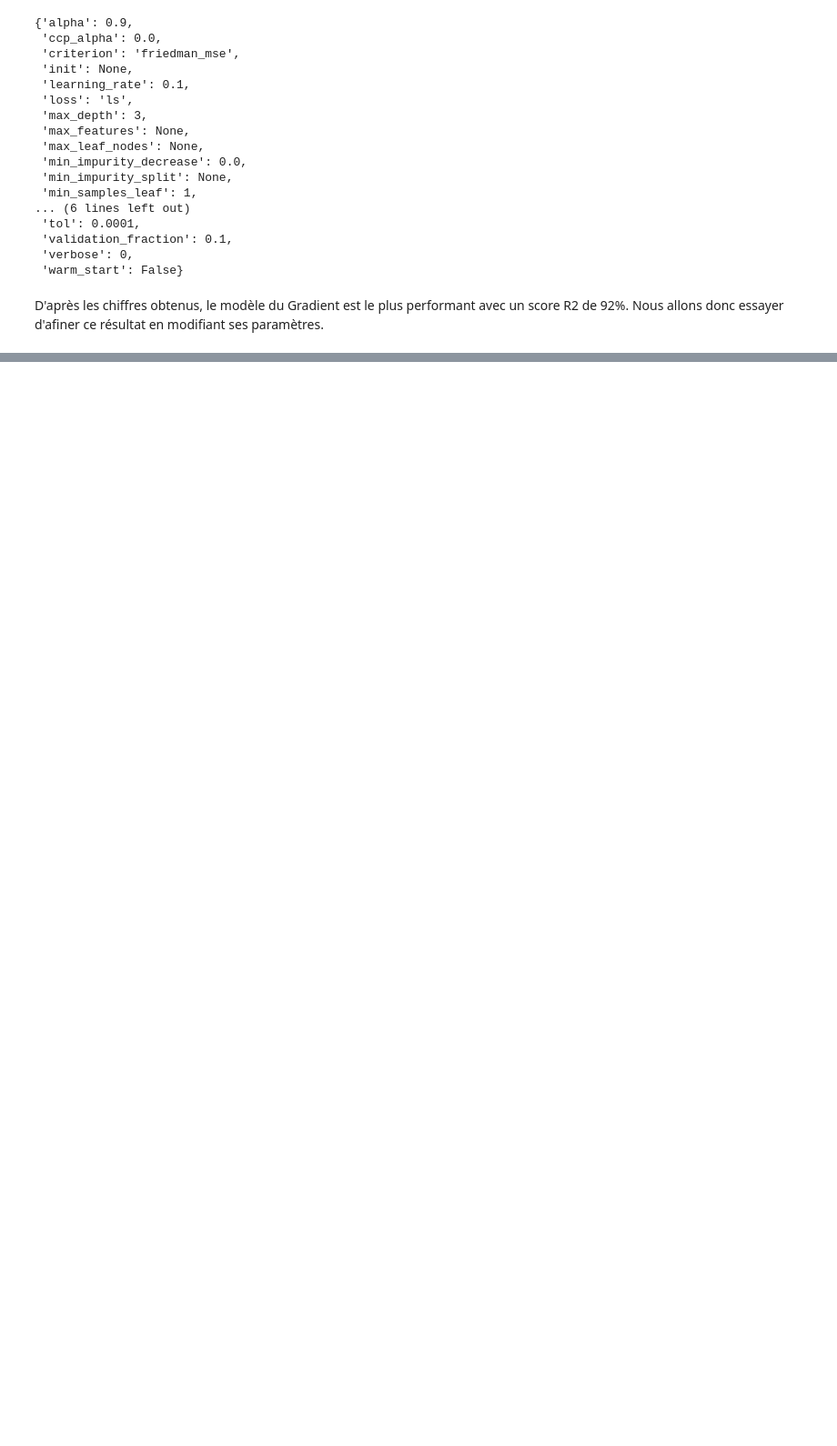
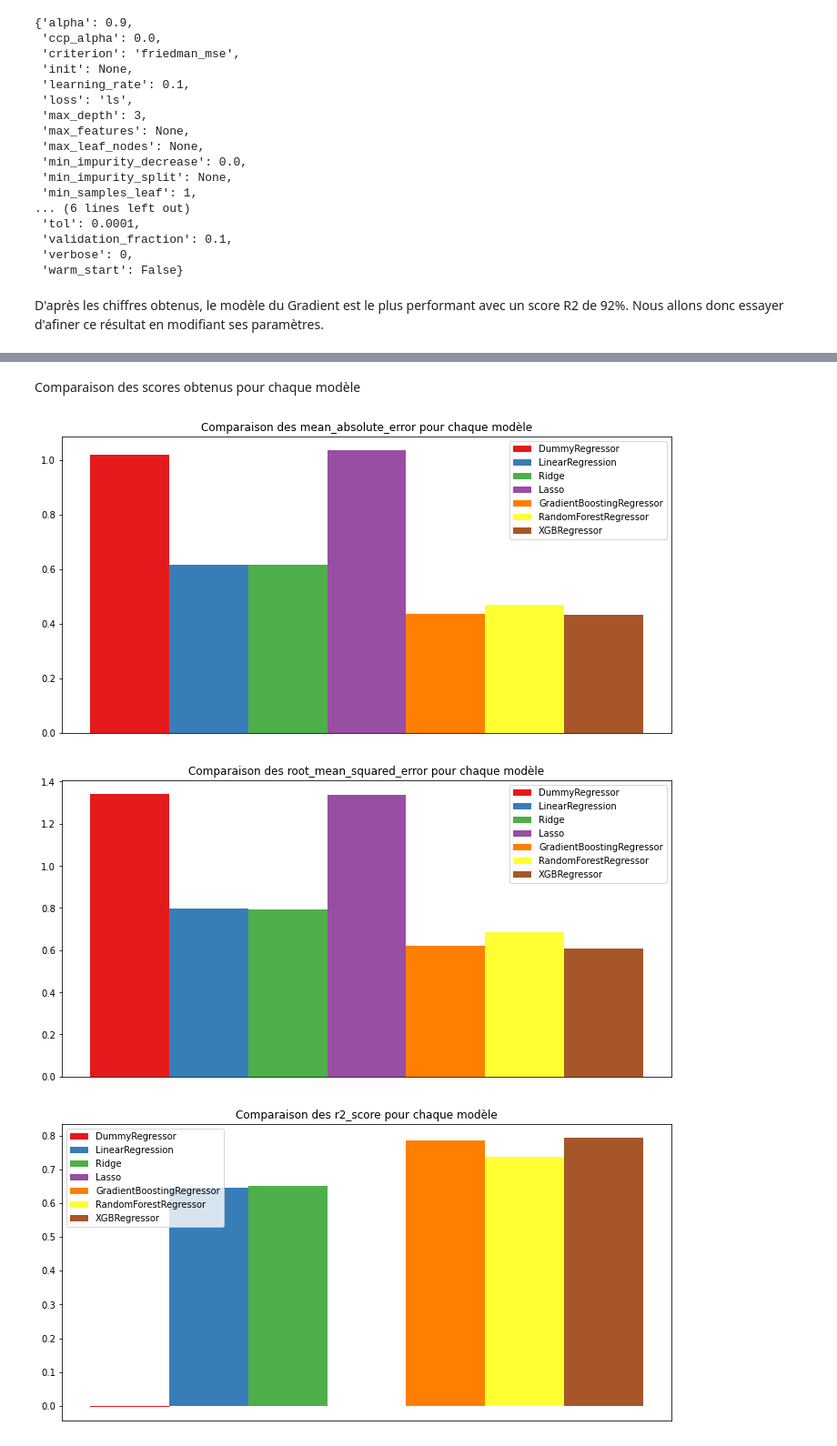
Before and after one commit to JulienGremillot/OpenClassrooms_Ingenieur_Machine_Learning, a Jupyter notebook: Anticipez les besoins en consommation électrique de bâtiments/Anticipez les besoins en consommation électrique de bâtiments 2.ipynb, the cells around one changed output, grey strips where cells are left out. Shown: that part at 91% size. Drawn from its saved outputs; the diff is of its cells as text; code cells hidden in the pictures; blank space fills up the shorter version.

```diff
--- a/Anticipez les besoins en consommation électrique de bâtiments/Anticipez les besoins en consommation électrique de bâtiments 2.ipynb
+++ b/Anticipez les besoins en consommation électrique de bâtiments/Anticipez les besoins en consommation électrique de bâtiments 2.ipynb
@@ -397,0 +438,27 @@ r2_score : 0.92
+# %% [markdown]
+Comparaison des scores obtenus pour chaque modèle
+# %%
+metrics = {
+    'mean_absolute_error': mean_absolute_errors,
+    'root_mean_squared_error': root_mean_squared_errors,
+    'r2_score': r2_scores,
+    'fit_times': fit_times,
+    'predict_times': predict_times
+}
+width = 20
+x = width * 5
+for metric in metrics.keys():
+    fig, ax = plt.subplots(figsize=(12,6))
+    x_decalage = x - 5*width/2
+    for model_name, color in zip(metrics[metric].keys(), cm.Set1.colors):
+        ax.bar(x_decalage, metrics[metric][model_name], width, label=model_name, color=color)
+        x_decalage = x_decalage + width
+    x = x + width * 5
+    ax.set_title('Comparaison des ' + metric + ' pour chaque modèle')
+    ax.axes.get_xaxis().set_visible(False)
+    ax.legend()
+    plt.show()
+# %% [output]
+[figure, added]
+[figure, added]
+[figure, added]
```
Also changed, not shown: parts of 33 cells of this notebook.
